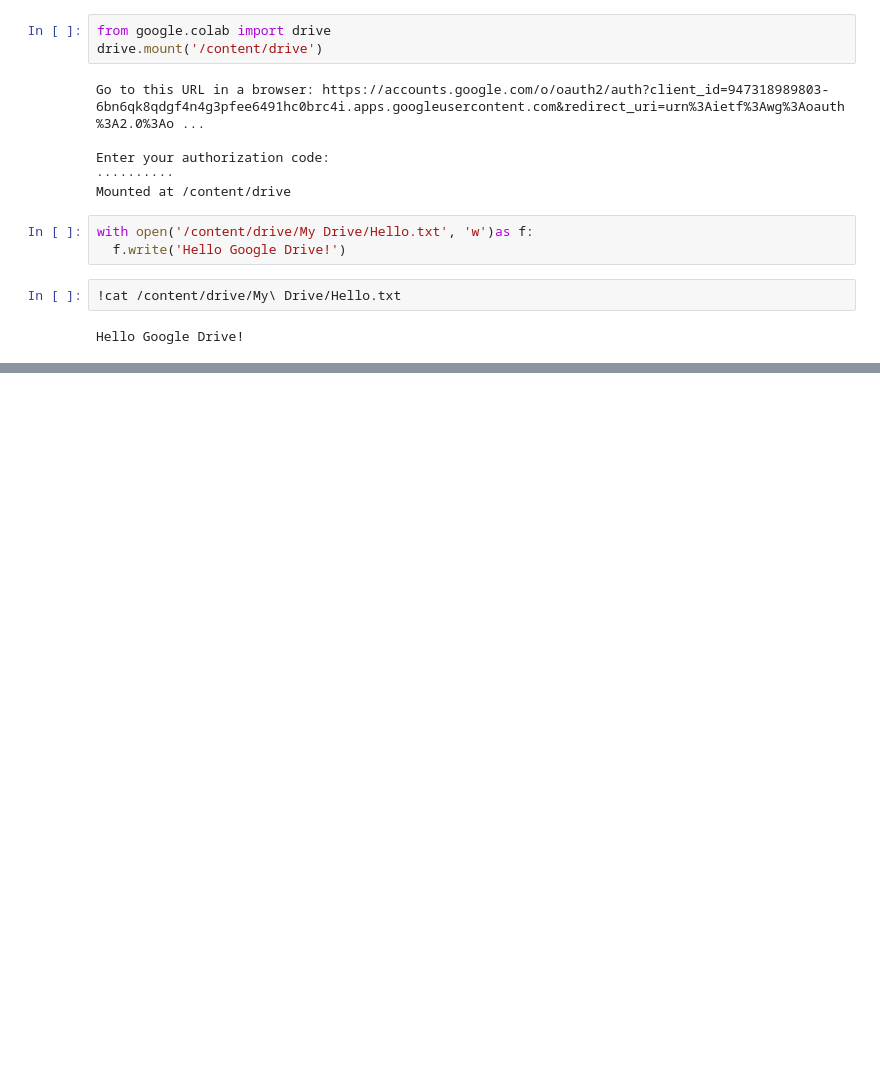
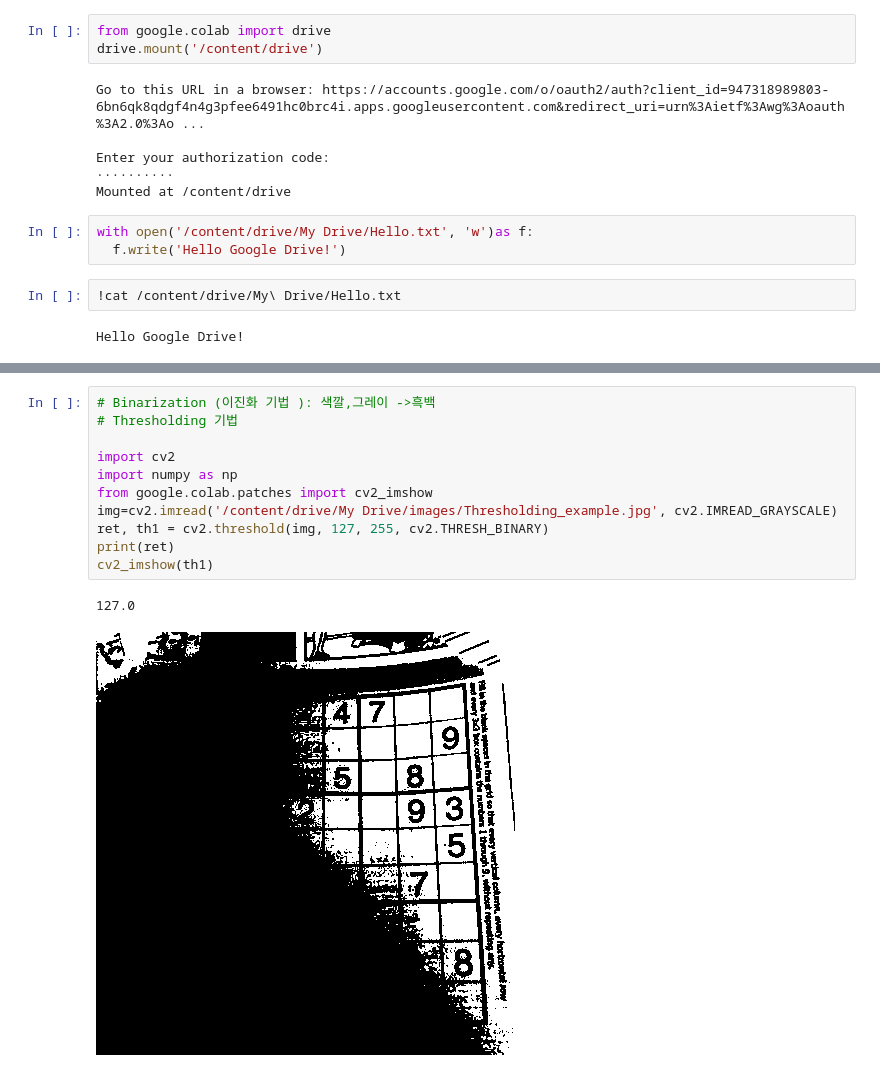
Before and after one commit to yuhyerin/AI, a Jupyter notebook: 1일차.ipynb, the cells around one changed output, grey strips where cells are left out. Cells and saved outputs as stored; diff of their text form; blank space fills up the shorter version.

```diff
--- a/1일차.ipynb
+++ b/1일차.ipynb
@@ -28,0 +60,14 @@ Hello Google Drive!
+# %%
+# Binarization (이진화 기법 ): 색깔,그레이 ->흑백
+# Thresholding 기법
+
+import cv2
+import numpy as np
+from google.colab.patches import cv2_imshow
+img=cv2.imread('/content/drive/My Drive/images/Thresholding_example.jpg', cv2.IMREAD_GRAYSCALE)
+ret, th1 = cv2.threshold(img, 127, 255, cv2.THRESH_BINARY)
+print(ret)
+cv2_imshow(th1)
+# %% [output]
+127.0
+[figure, added]
```
Also changed, not shown: parts of 22 cells of this notebook.
